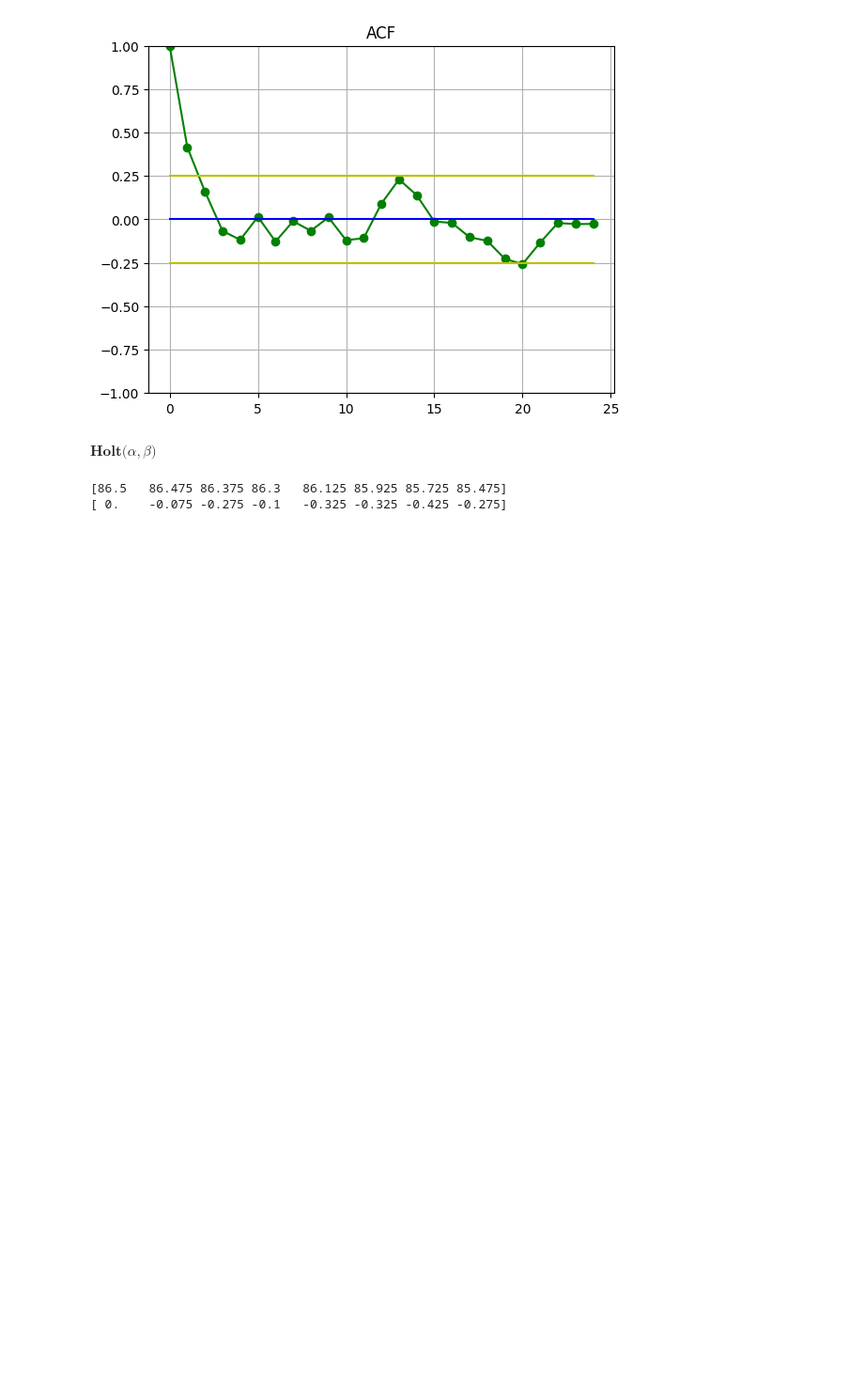
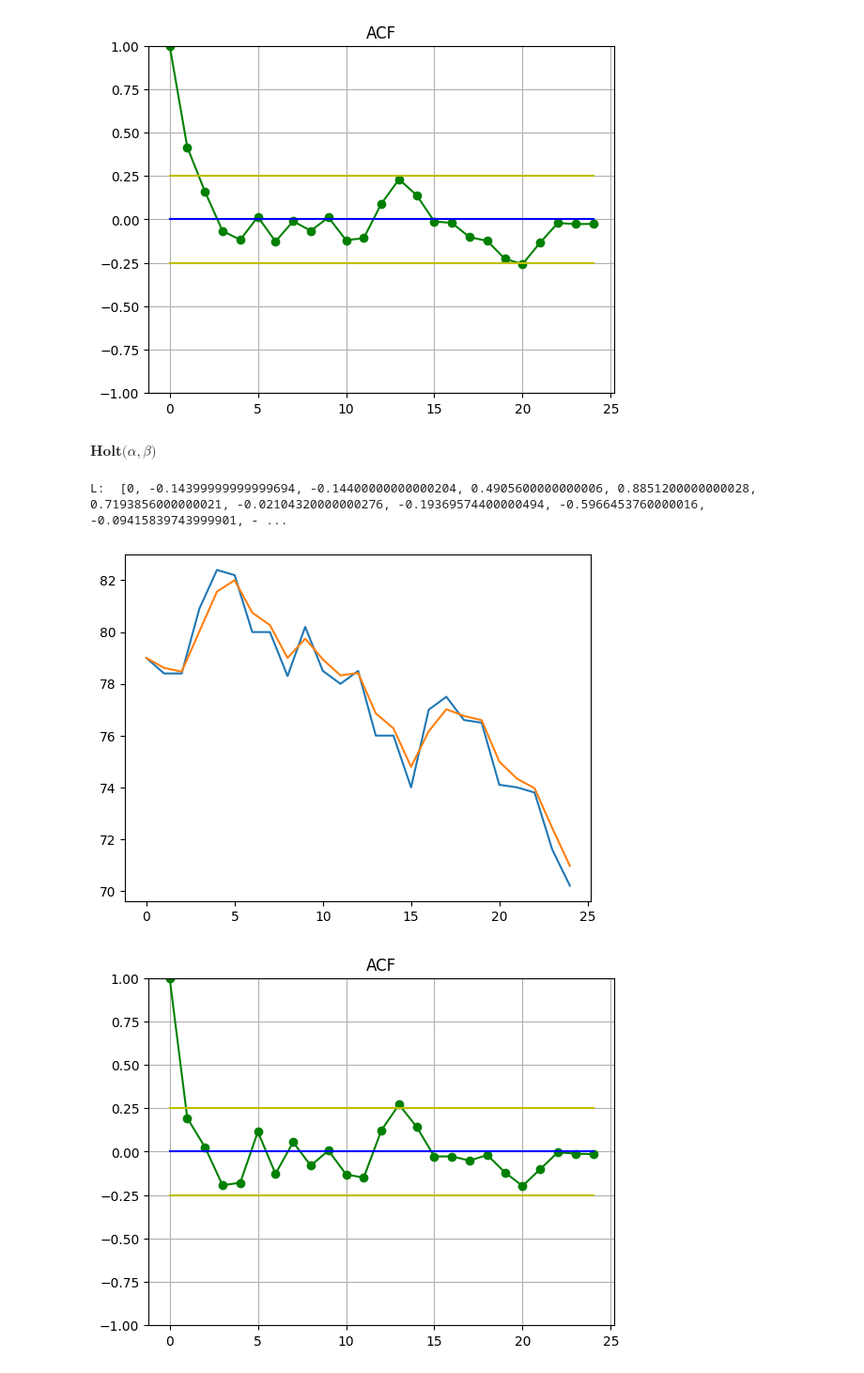
Before and after one commit to duybui1911/Timeseries-homework, a Jupyter notebook: Week 5/ATS_Week5.ipynb, the cells around one changed output. Shown at 94% size. Cells and saved outputs as stored; diff of their text form; code cells hidden in the pictures; blank space fills up the shorter version.

```diff
--- a/Week 5/ATS_Week5.ipynb
+++ b/Week 5/ATS_Week5.ipynb
@@ -138,6 +132,14 @@ def Holt(X, alpha, beta):
     plt.plot(F)
     plt.show()
     return np.array(F)
+# %%
+F = Holt(data, 0.4, 0.6)
+data_extract_Holt = data - F
+ACF_extract_Hplt = comp_and_draw_ACF(data_extract_Holt, 0.25)
+# %% [output]
+L:  [0, -0.14399999999999694, -0.14400000000000204, 0.4905600000000006, 0.8851200000000028, 0.7193856000000021, -0.02104320000000276, -0.19369574400000494, -0.5966453760000016, -0.09415839743999901, - ...
+[figure, added]
+[figure, added]
 # %%
 def MA_left(X, q):
     m = []
@@ -146,11 +148,3 @@ def MA_left(X, q):
     for t in range(q+1, len(X)):
         m.append((sum(X[t-q:t+1]))/(q+1))
     return np.array(m)
-# %%
-X = np.array([86.5, 86.4, 86.1, 86.2, 85.8, 85.6, 85.3, 85.2])
-w = MA_left(X, 3)
-print(w)
-print(X-w)
-# %% [output]
-[86.5   86.475 86.375 86.3   86.125 85.925 85.725 85.475]
-[ 0.    -0.075 -0.275 -0.1   -0.325 -0.325 -0.425 -0.275]
```
Also changed, not shown: parts of 5 cells of this notebook, 1 other file.
